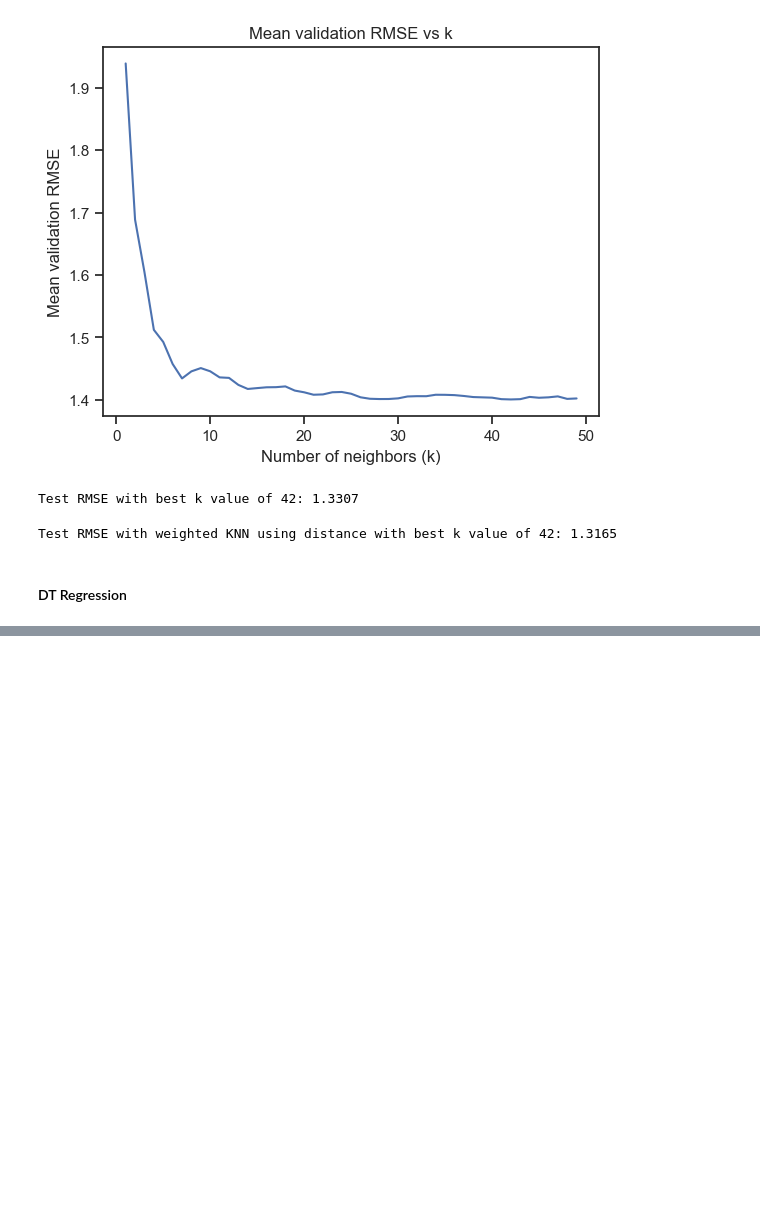
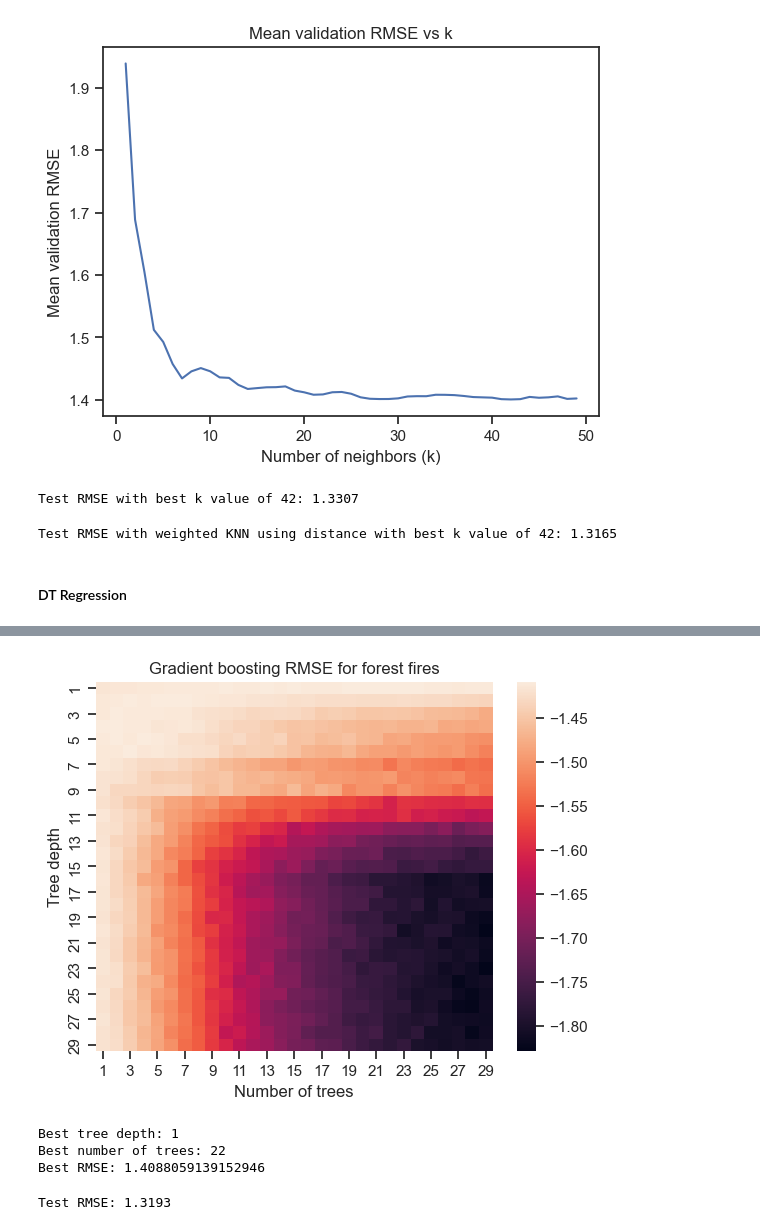
Before and after one commit to sngamos/UWaterloo_Winter, a Jupyter notebook: ECE457B-Machine-Learning/Assignments/Assignment2/submission/A2_code.ipynb, the cells around one changed output, grey strips where cells are left out. Saved outputs shown, nothing was run; the diff lists cells and outputs as text; code cells hidden in the pictures; blank space fills up the shorter version.

```diff
--- a/ECE457B-Machine-Learning/Assignments/Assignment2/submission/A2_code.ipynb
+++ b/ECE457B-Machine-Learning/Assignments/Assignment2/submission/A2_code.ipynb
@@ -887,0 +965,37 @@ forest_fires_grid_search.fit(forest_fires_X_train, forest_fires_y_train)
+# %%
+param_grid = {'n_estimators': range(1, 30), 'max_depth': range(1, 30)}
+forest_fires_grid_search_boost = GridSearchCV(GradientBoostingRegressor(), param_grid, cv=cross_val, scoring='neg_root_mean_squared_error', n_jobs=-1)
+forest_fires_grid_search_boost.fit(forest_fires_X_train, forest_fires_y_train)
+
+results = pd.DataFrame(forest_fires_grid_search_boost.cv_results_)
+# %%
+heat_map_data = results.pivot(index='param_max_depth', columns='param_n_estimators', values='mean_test_score')
+
+sns.heatmap(heat_map_data)
+plt.title('Gradient boosting RMSE for forest fires')
+plt.xlabel('Number of trees')
+plt.ylabel('Tree depth')
+plt.show()
+
+## Best parameters
+best_forest_fires_depth_boost = forest_fires_grid_search_boost.best_params_['max_depth']
+best_forest_fires_n_estimators_boost = forest_fires_grid_search_boost.best_params_['n_estimators']
+best_forest_fires_rmse_boost = -forest_fires_grid_search_boost.best_score_
+print('Best tree depth:', best_forest_fires_depth_boost)
+print('Best number of trees:', best_forest_fires_n_estimators_boost)
+print('Best RMSE:', best_forest_fires_rmse_boost)
+# %% [output]
+[figure, added]
+Best tree depth: 1
+Best number of trees: 22
+Best RMSE: 1.4088059139152946
+# %%
+# using best parameters to retrain the gradient tree boosting model
+forest_fires_final_boost = GradientBoostingRegressor(max_depth=best_forest_fires_depth_boost, n_estimators=best_forest_fires_n_estimators_boost)
+forest_fires_final_boost.fit(forest_fires_X_train, forest_fires_y_train)
+
+forest_fires_y_pred = forest_fires_final_boost.predict(forest_fires_X_test)
+forest_fires_test_boost_rmse = np.sqrt(mean_squared_error(forest_fires_y_test, forest_fires_y_pred))
+print(f'Test RMSE: {forest_fires_test_boost_rmse:.4f}')
+# %% [output]
+Test RMSE: 1.3193
```
Also changed, not shown: parts of 12 cells of this notebook.
